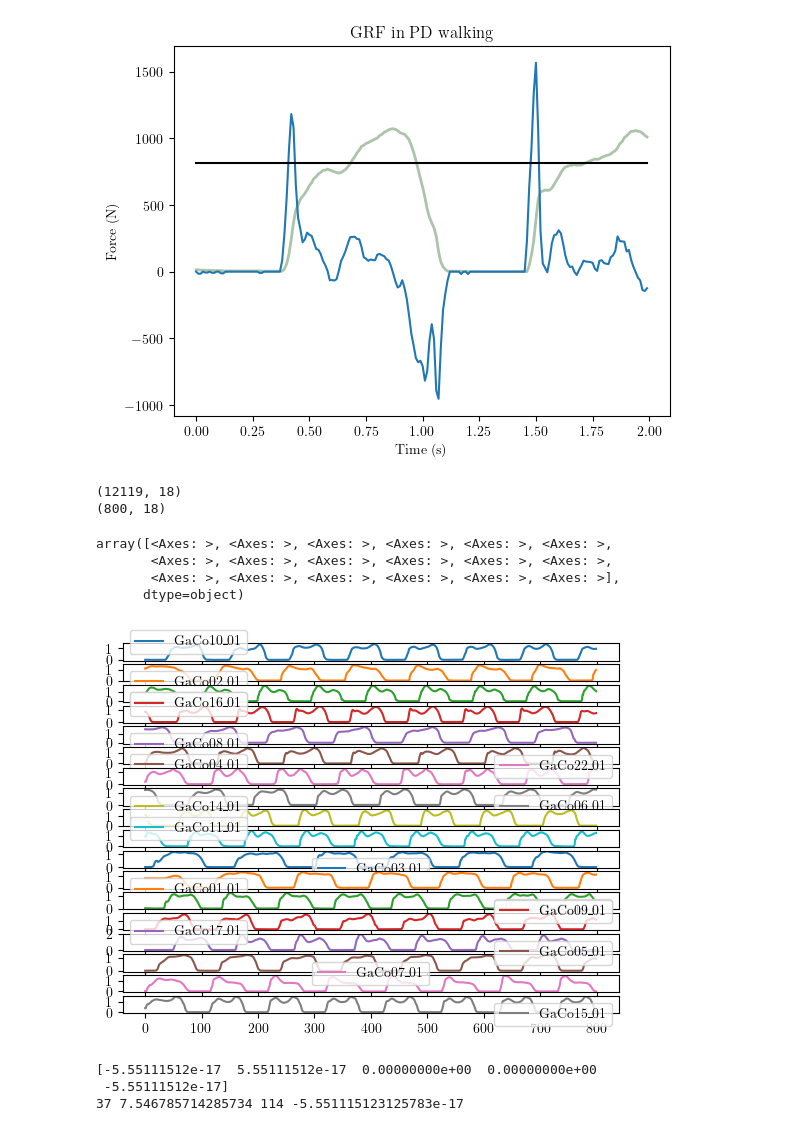
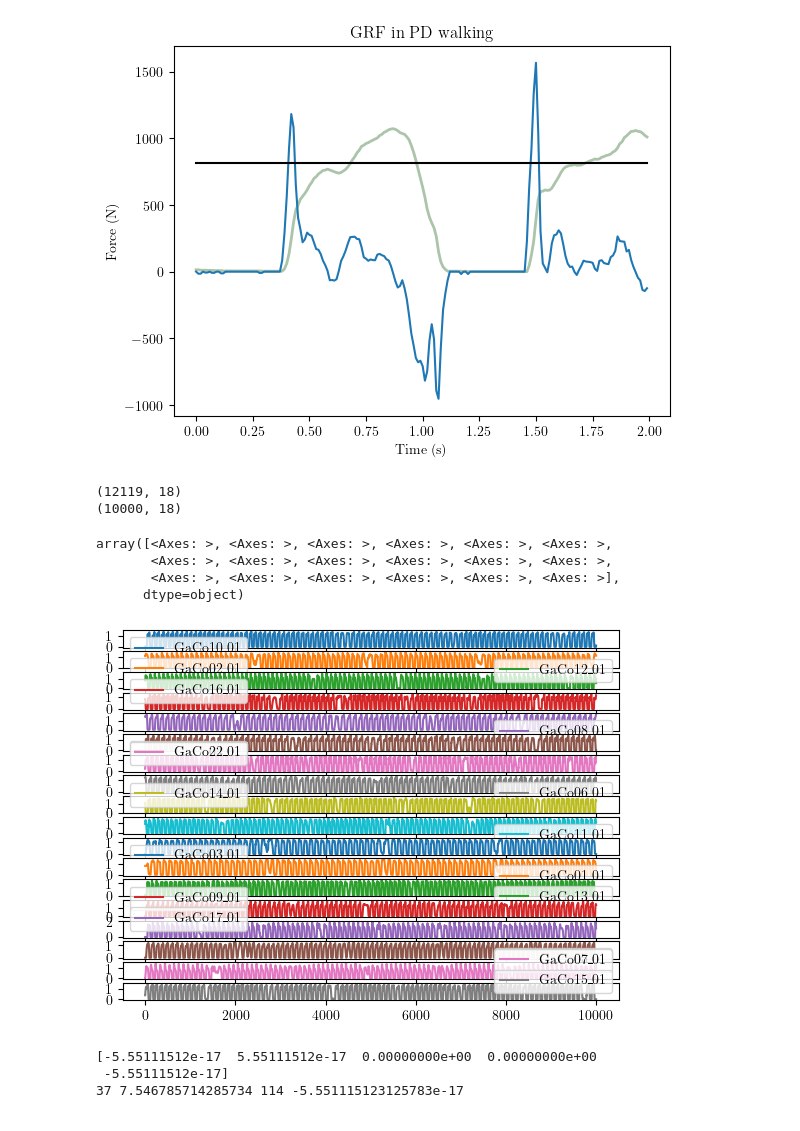
Before and after one commit to jpowell24/learningML, a Jupyter notebook: Python_exercises/PARK-GAIT1.ipynb, the cells around one changed output. Saved outputs shown, nothing was run; the diff lists cells and outputs as text; code cells hidden in the pictures.

```diff
--- a/Python_exercises/PARK-GAIT1.ipynb
+++ b/Python_exercises/PARK-GAIT1.ipynb
@@ -87,36 +87,36 @@ df = pd.DataFrame({1});
 for file in all_files:
     patient = (os.path.basename(file))[:6].strip()
     patient_trial = (os.path.basename(file)).replace('.txt', '');
 
     temp_df = pd.read_csv(file, names = headers, sep = '\t');
 
     temp_L_force_df = pd.DataFrame(temp_df.loc[:,'L_Total']);
 
     normalized_force = 9.8 * demo_df.loc[patient, 'Weight'];
     temp_L_force_df = temp_L_force_df / normalized_force;
 
     temp_L_force_df.columns = [patient_trial];
 
     df = pd.concat([df, temp_L_force_df], axis = 1);
 
 df = df.drop(df.columns[0],axis=1)
 
 print(df.shape)
 
-df_short = df.iloc[0:800]
+df_short = df.iloc[0:10000]
 df_short.columns = df.keys()
 
 print(df_short.shape)
 
 df_short.plot(subplots=True)
 # %% [output]
 (12119, 18)
-(800, 18)
+(10000, 18)
 array([<Axes: >, <Axes: >, <Axes: >, <Axes: >, <Axes: >, <Axes: >,
        <Axes: >, <Axes: >, <Axes: >, <Axes: >, <Axes: >, <Axes: >,
        <Axes: >, <Axes: >, <Axes: >, <Axes: >, <Axes: >, <Axes: >],
       dtype=object)
-[figure, old version]
+[figure, new version]
 # %%
 y = df_short["GaCo10_01"]
 y = y[0:120]
```
Also changed, not shown: parts of 7 cells of this notebook.
